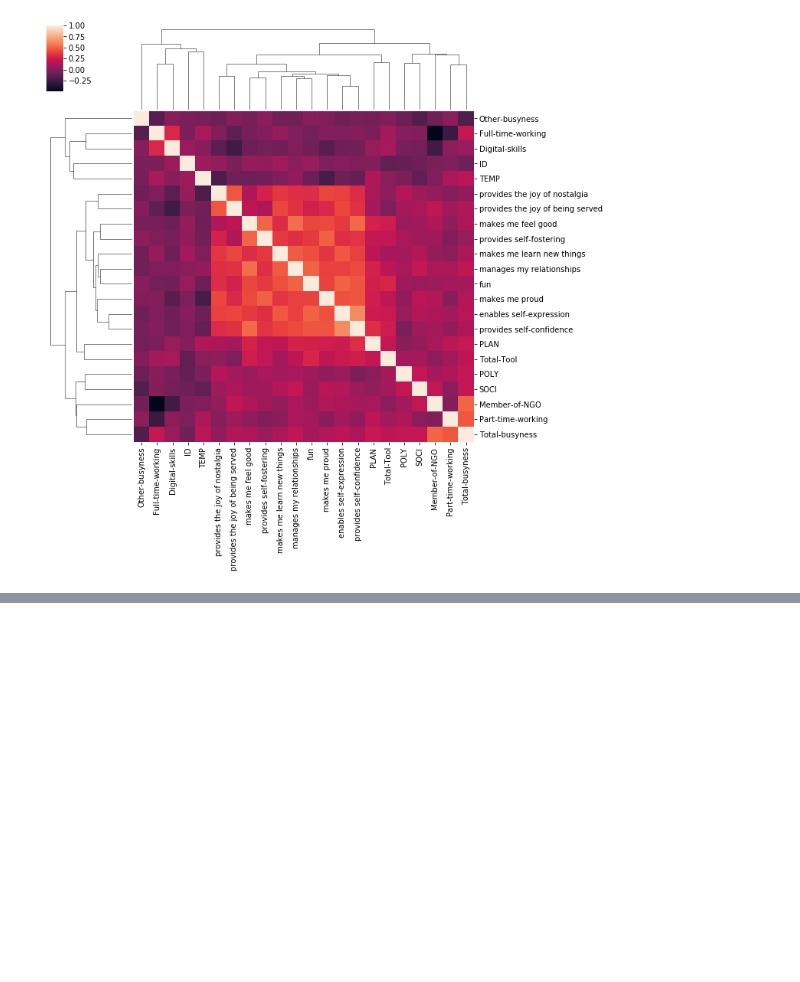
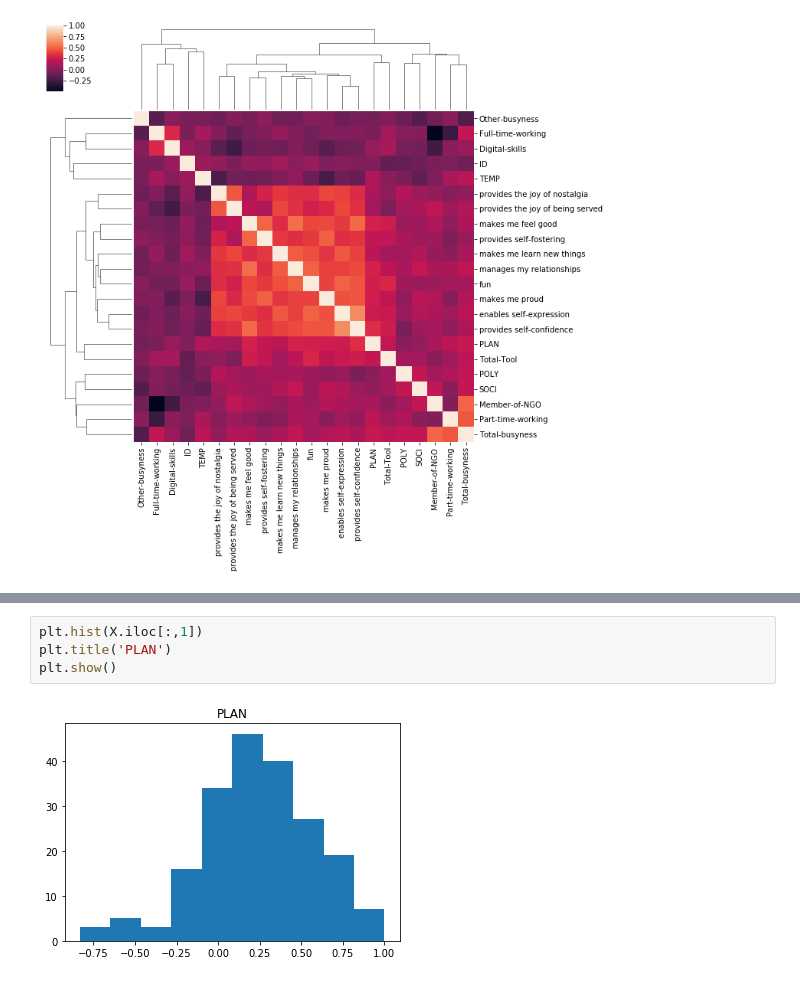
Before and after one commit to utkucivelek/civ, a Jupyter notebook: unicalendar.ipynb, the cells around one changed output, grey strips where cells are left out. Cells and saved outputs as stored; diff of their text form; blank space fills up the shorter version.

```diff
--- a/unicalendar.ipynb
+++ b/unicalendar.ipynb
@@ -187,0 +223,6 @@ plot_corr_mot
+# %%
+plt.hist(X.iloc[:,1])
+plt.title('PLAN')
+plt.show()
+# %% [output]
+[figure, added]
```
Also changed, not shown: parts of 18 cells of this notebook.
